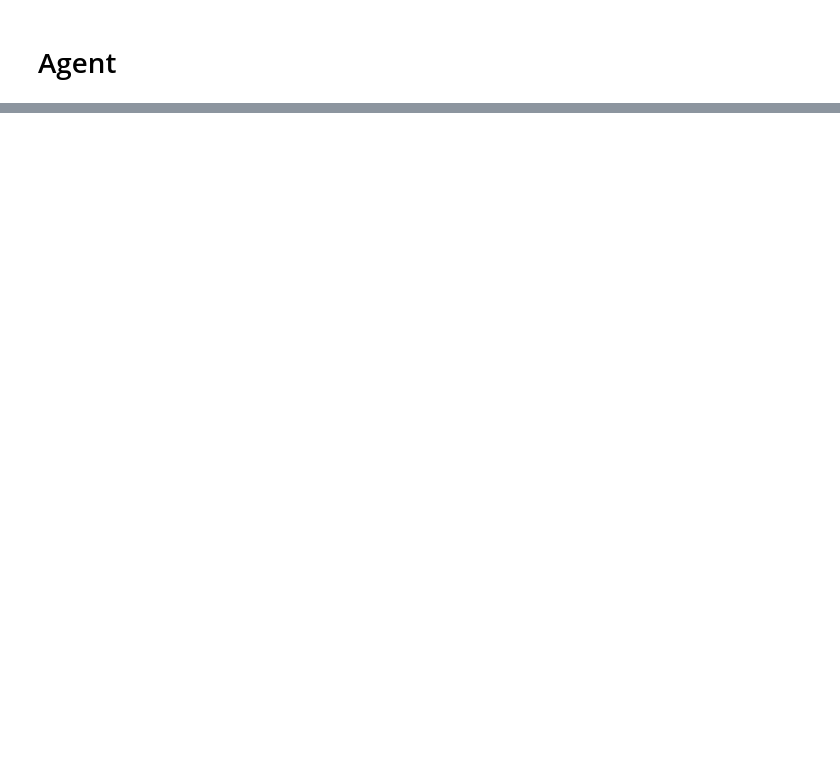
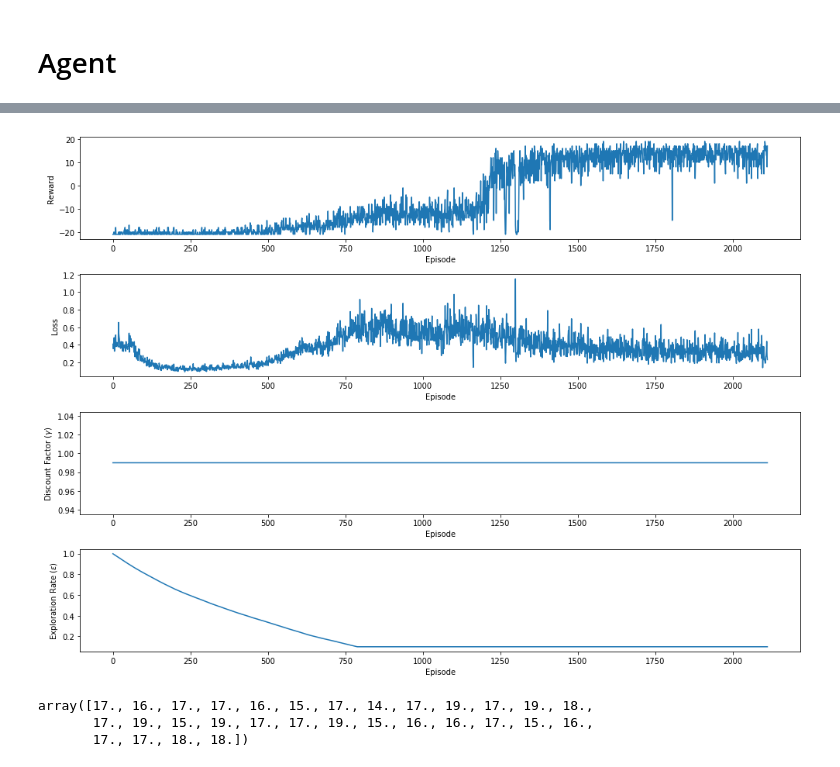
Before and after one commit to Kautenja/playing-mario-with-deep-reinforcement-learning, a Jupyter notebook: ipynb/Deep Q Agent.ipynb, the cells around one changed output, grey strips where cells are left out. Drawn from its saved outputs; the diff is of its cells as text; code cells hidden in the pictures; blank space fills up the shorter version.

Commit message:
update DQN: beat Pong!

```diff
--- a/ipynb/Deep Q Agent.ipynb
+++ b/ipynb/Deep Q Agent.ipynb
@@ -13,2 +13,11 @@ env = gym.make('Breakout-v0')
+# %%
+# v0 - disable 25% chance of ignoring action and repeating last action
+# note that the environment uses a stochastic frame skip. i.e. randomly
+# skips {1, 2, 3} frames between active frames
+# env = gym.make('Breakout-v0')
+
+# Deterministic - use a static number of frames for frame skipping
+# v4 - disable 25% chance of ignoring action and repeating last action
+env = gym.make('PongDeterministic-v4')
 # %%
 env.observation_space
@@ -19,3 +34,7 @@ env.action_space
 # %%
-agent = DeepQAgent(env, frames_per_action=4, replay_size=250000)
+agent = DeepQAgent(env,
+    agent_history_length=4,
+    replay_memory_size=250000,
+    optimizer=Adam(lr=1e-5)
+)
 agent
@@ -27,9 +65,15 @@ res_random.mean()
 # %%
 agent.observe(50000)
 # %%
-agent.train(episodes=15000, callback=JupyterCallback())
+agent.train(frames_to_play=5000000, callback=JupyterCallback())
+# %% [output]
+[figure, added]
 # %%
-res_trained = agent.play()
+res_trained = agent.play(games=30)
 res_trained
+# %% [output]
+array([17., 16., 17., 17., 16., 15., 17., 14., 17., 19., 17., 19., 18.,
+       17., 19., 15., 19., 17., 17., 19., 15., 16., 16., 17., 15., 16.,
+       17., 17., 18., 18.])
 # %%
 res_trained.mean()
```
Also changed, not shown: parts of 11 cells of this notebook, 2 other files.
